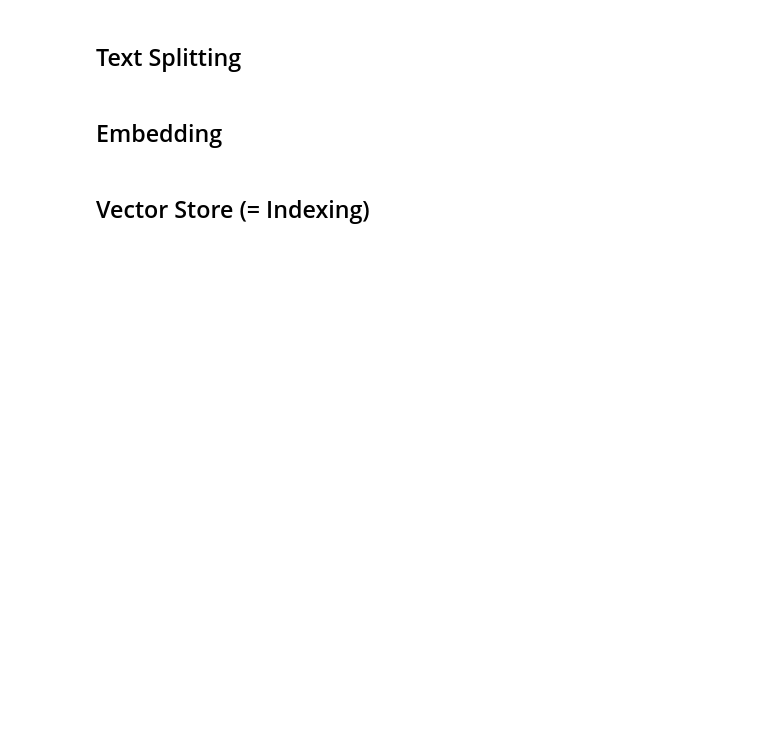
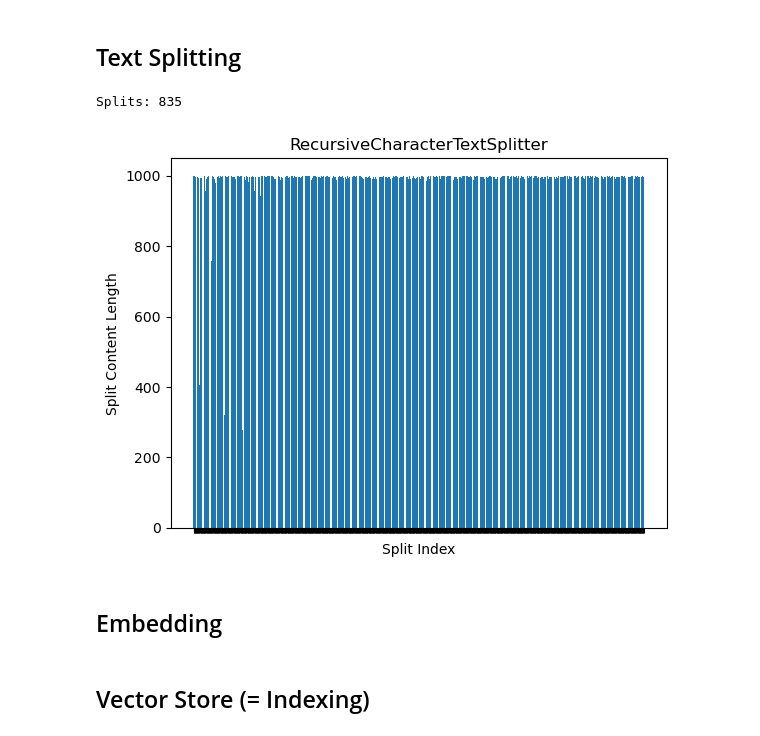
Before and after one commit to kimkyeonghwan-1/RAG_PJT, a Jupyter notebook: AI/embed.ipynb, the cells around one changed output. Drawn from its saved outputs; the diff is of its cells as text; code cells hidden in the pictures; blank space fills up the shorter version.

```diff
--- a/AI/embed.ipynb
+++ b/AI/embed.ipynb
@@ -21,0 +26,3 @@ txt_path = "output.txt"
+# %%
+df = pd.read_csv('df_dart.csv', encoding='utf-8-sig')
+df
@@ -31,2 +54,14 @@ docs = [Document(page_content=text_content)]
+# %%
+docs = [
+    Document(
+        page_content=row['text'],  # 'text' 컬럼을 문서 내용으로 설정
+        metadata={
+            "corp_name": row['corp_name'],
+            "report_nm": row['report_nm'],
+            "rcept_dt": row['rcept_dt']
+        }
+    )
+    for _, row in df.iterrows()
+]
 # %% [markdown]
 ## Text Splitting
@@ -39,3 +68,30 @@ splits = text_splitter.split_documents(docs)
+# %%
+text_splitter = RecursiveCharacterTextSplitter(
+    chunk_size=1000,  # 분할할 텍스트의 크기
+    chunk_overlap=200,  # 분할된 텍스트의 중첩 크기
+    length_function=len,  # 텍스트 길이를 계산하는 함수
+    separators=["\n\n", "\n", " ", ""]  # 분할할 텍스트의 구분자
+)
+
+splits = text_splitter.split_documents(docs)
+
+print("Splits:", len(splits))
+# %% [output]
+Splits: 835
+# %%
+import matplotlib.pyplot as plt
+
+split_lengths = [len(split.page_content) for split in splits]
+
+# Create a bar graph
+plt.bar(range(len(split_lengths)), split_lengths)
+plt.title("RecursiveCharacterTextSplitter")
+plt.xlabel("Split Index")
+plt.ylabel("Split Content Length")
+plt.xticks(range(len(split_lengths)), [])
+plt.show()
+# %% [output]
+[figure, added]
 # %% [markdown]
 ## Embedding
 # %%
```
Also changed, not shown: parts of 15 cells of this notebook, 5 other files.
